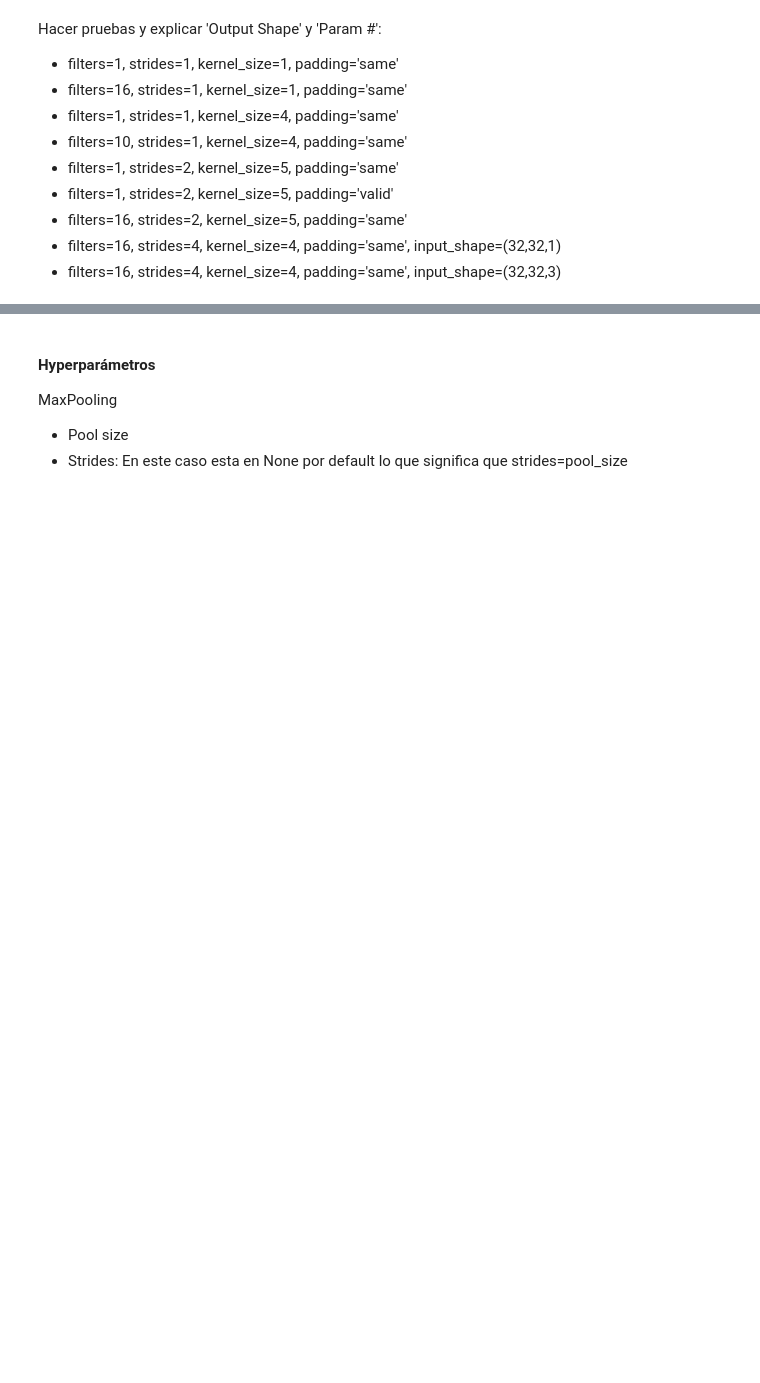
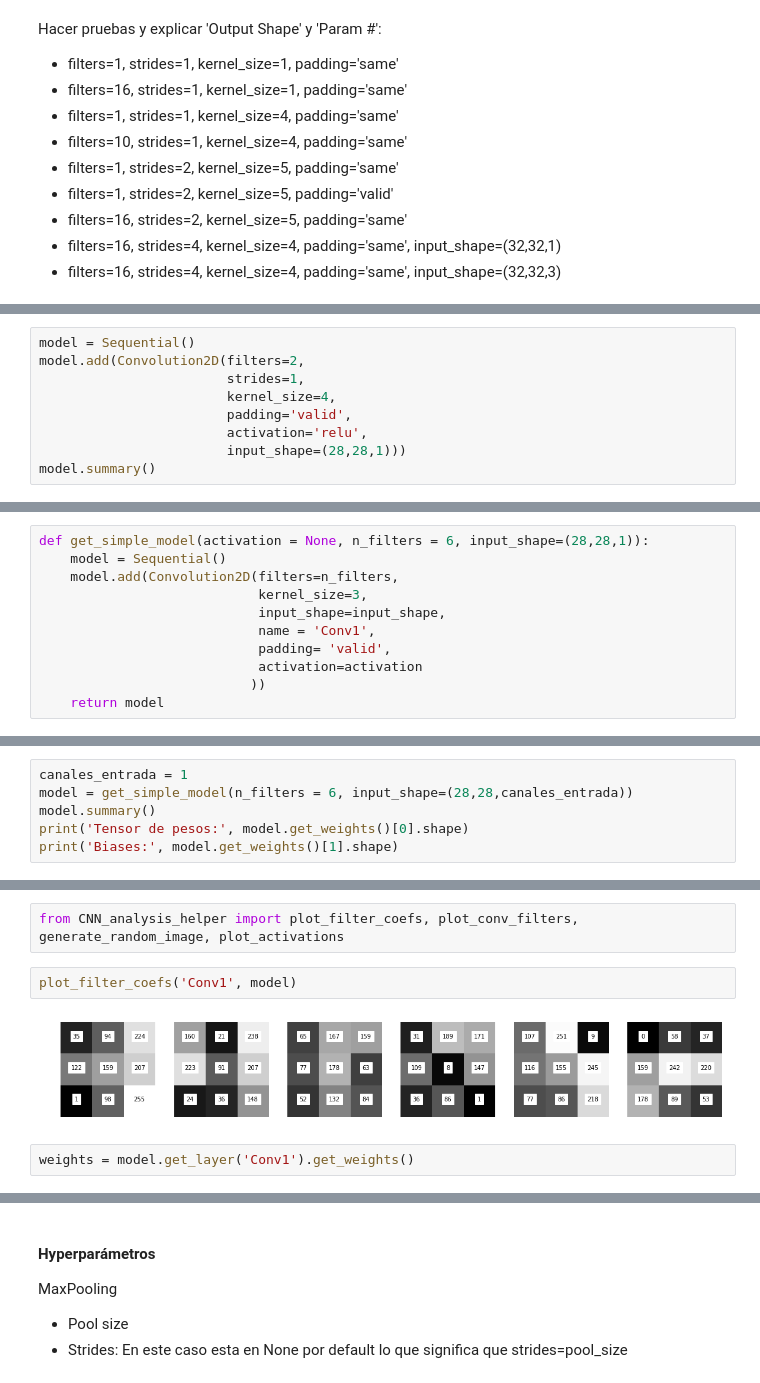
Before and after one commit to lab-ml-itba/8-CNN, a Jupyter notebook: 1-CNN-Teoria.ipynb, the cells around one changed output, grey strips where cells are left out. Cells and saved outputs as stored; diff of their text form; blank space fills up the shorter version.

```diff
--- a/1-CNN-Teoria.ipynb
+++ b/1-CNN-Teoria.ipynb
@@ -86,0 +108,9 @@ Hacer pruebas y explicar 'Output Shape' y 'Param #':
+# %%
+model = Sequential()
+model.add(Convolution2D(filters=2,
+                        strides=1,
+                        kernel_size=4,
+                        padding='valid',
+                        activation='relu',
+                        input_shape=(28,28,1)))
+model.summary()
@@ -86,0 +142,11 @@ Hacer pruebas y explicar 'Output Shape' y 'Param #':
+# %%
+def get_simple_model(activation = None, n_filters = 6, input_shape=(28,28,1)):
+    model = Sequential()
+    model.add(Convolution2D(filters=n_filters,
+                            kernel_size=3,
+                            input_shape=input_shape,
+                            name = 'Conv1',
+                            padding= 'valid',
+                            activation=activation
+                           ))
+    return model
@@ -86,0 +182,6 @@ Hacer pruebas y explicar 'Output Shape' y 'Param #':
+# %%
+canales_entrada = 1
+model = get_simple_model(n_filters = 6, input_shape=(28,28,canales_entrada))
+model.summary()
+print('Tensor de pesos:', model.get_weights()[0].shape)
+print('Biases:', model.get_weights()[1].shape)
@@ -86,0 +210,8 @@ Hacer pruebas y explicar 'Output Shape' y 'Param #':
+# %%
+from CNN_analysis_helper import plot_filter_coefs, plot_conv_filters, generate_random_image, plot_activations
+# %%
+plot_filter_coefs('Conv1', model)
+# %% [output]
+[figure, added]
+# %%
+weights = model.get_layer('Conv1').get_weights()
```
Also changed, not shown: parts of 34 cells of this notebook, 4 other files.
